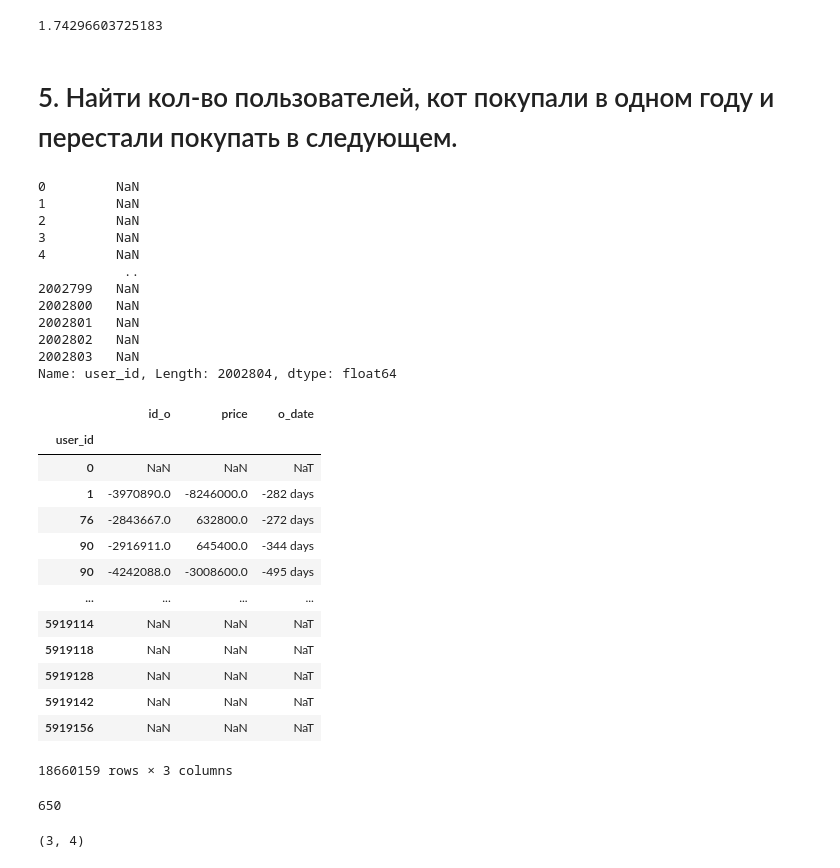
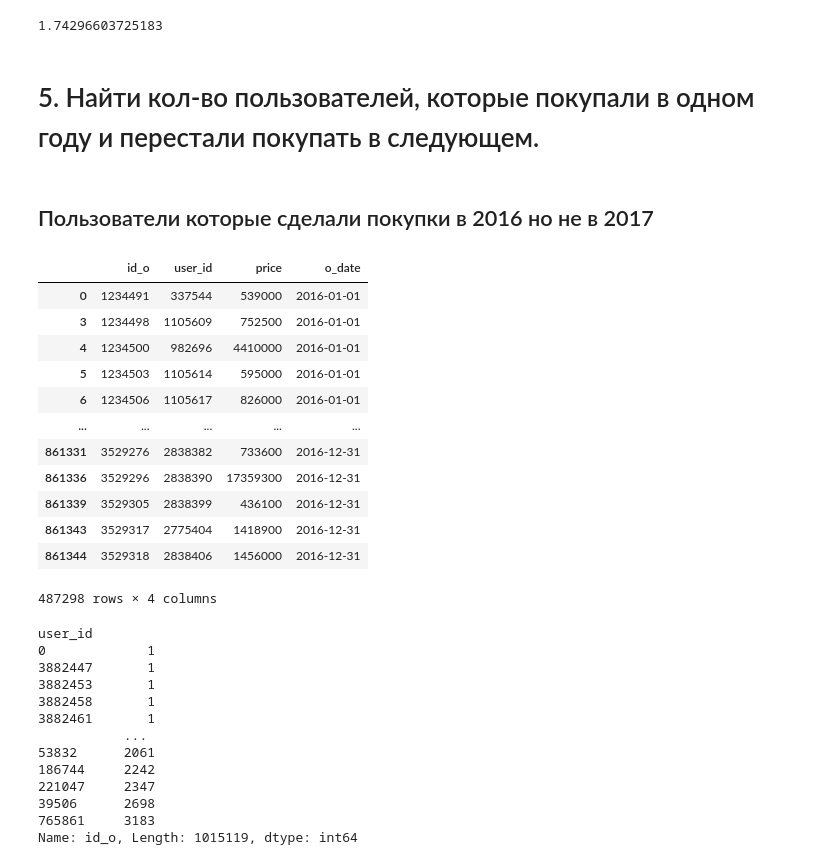
Before and after one commit to egorsemevskiy/GbDataBase, a Jupyter notebook: 1_lesson/1_lesson.ipynb, the cells around one changed output. Saved outputs shown, nothing was run; the diff lists cells and outputs as text; code cells hidden in the pictures.

```diff
--- a/1_lesson/1_lesson.ipynb
+++ b/1_lesson/1_lesson.ipynb
@@ -160,19 +160,22 @@ print(avg_sale_2017)
 1.74296603725183
 # %% [markdown]
 
-# 5. Найти кол-во пользователей, кот покупали в одном году и перестали покупать в следующем.
+# 5. Найти кол-во пользователей, которые покупали в одном году и перестали покупать в следующем.
+# %% [markdown]
+## Пользователи которые сделали покупки в 2016 но не в 2017
 # %%
-df_2016.user_id.subtract(df_2017.user_id)
+df_2016[~df_2016['user_id'].isin(df_2017['user_id'])].dropna(how = 'all')
 # %% [output]
+|  | id_o | user_id | price | o_date |
+| 0 | 1234491 | 337544 | 539000 | 2016-01-01 |
+| 3 | 1234498 | 1105609 | 752500 | 2016-01-01 |
+| 4 | 1234500 | 982696 | 4410000 | 2016-01-01 |
+| 5 | 1234503 | 1105614 | 595000 | 2016-01-01 |
+| 6 | 1234506 | 1105617 | 826000 | 2016-01-01 |
+| ... | ... | ... | ... | ... |
+| 861331 | 3529276 | 2838382 | 733600 | 2016-12-31 |
+| 861336 | 3529296 | 2838390 | 17359300 | 2016-12-31 |
+| 861339 | 3529305 | 2838399 | 436100 | 2016-12-31 |
+| 861343 | 3529317 | 2775404 | 1418900 | 2016-12-31 |
+| 861344 | 3529318 | 2838406 | 1456000 | 2016-12-31 |
-0         NaN
-1         NaN
-2         NaN
-3         NaN
-4         NaN
-           ..
-2002799   NaN
-2002800   NaN
-2002801   NaN
-2002802   NaN
-2002803   NaN
-Name: user_id, Length: 2002804, dtype: float64
+487298 rows × 4 columns
@@ -181,30 +182,16 @@ df_2016 = df_2016.set_index('user_id').subtract(df_2017.set_index('user_id'), ax
-# %%
-df_2016
-# %% [output]
-|  | id_o | price | o_date |
-| user_id |  |  |  |
-| 0 | NaN | NaN | NaT |
-| 1 | -3970890.0 | -8246000.0 | -282 days |
-| 76 | -2843667.0 | 632800.0 | -272 days |
-| 90 | -2916911.0 | 645400.0 | -344 days |
-| 90 | -4242088.0 | -3008600.0 | -495 days |
-| ... | ... | ... | ... |
-| 5919114 | NaN | NaN | NaT |
-| 5919118 | NaN | NaN | NaT |
-| 5919128 | NaN | NaN | NaT |
-| 5919142 | NaN | NaN | NaT |
-| 5919156 | NaN | NaN | NaT |
-18660159 rows × 3 columns
-# %%
-res = 0
-for n in range (1, 21):
-    a = 3*n + 1
-    res += a
-
-print(res)
-# %% [output]
-650
-# %%
-(1,2,3,4,5)[2:4]
-# %% [output]
-(3, 4)
+# %%
+df.groupby('user_id').id_o.count().sort_values()
+# %% [output]
+user_id
+0             1
+3882447       1
+3882453       1
+3882458       1
+3882461       1
+           ...
+53832      2061
+186744     2242
+221047     2347
+39506      2698
+765861     3183
+Name: id_o, Length: 1015119, dtype: int64
```
Also changed, not shown: parts of 2 cells of this notebook, 1 other file.
